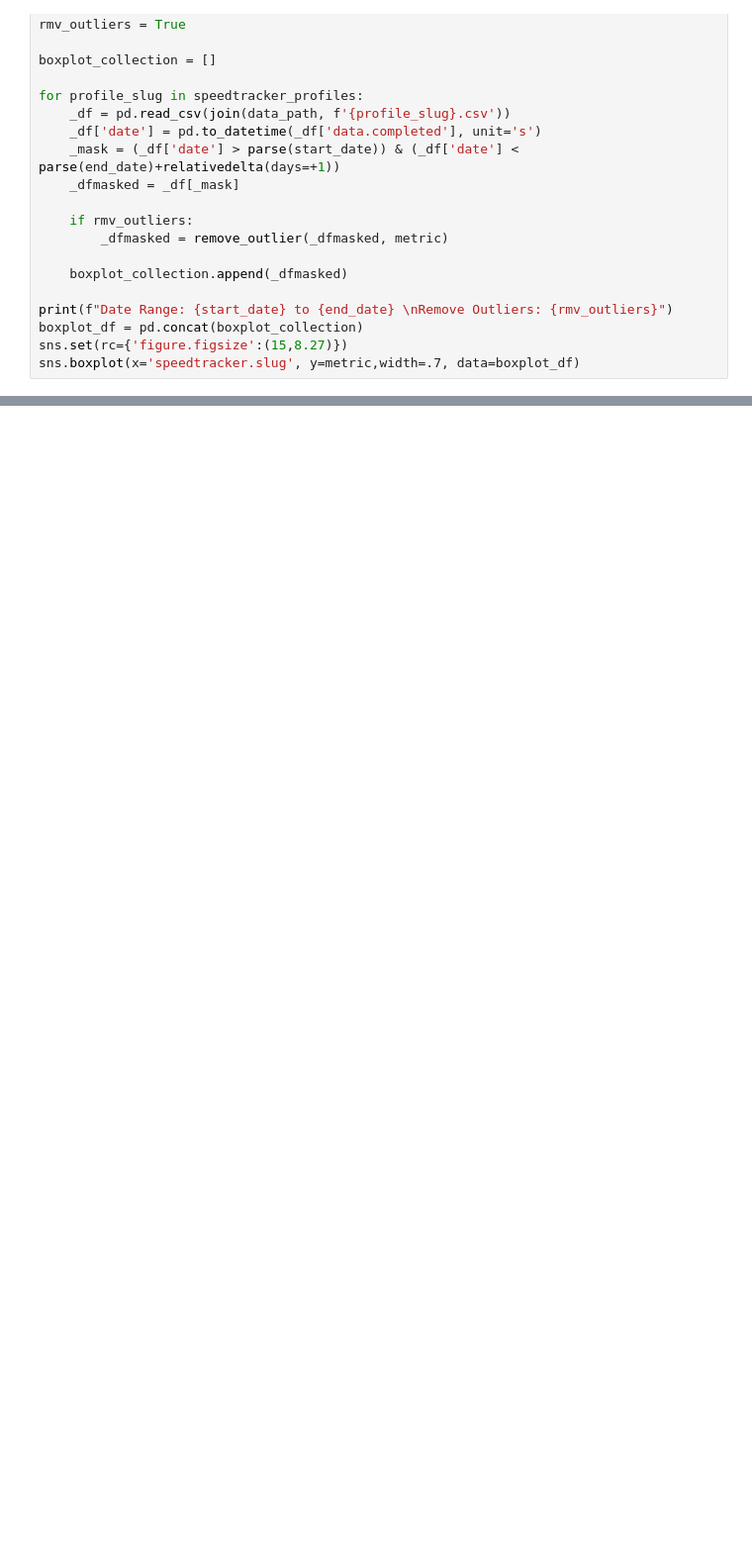
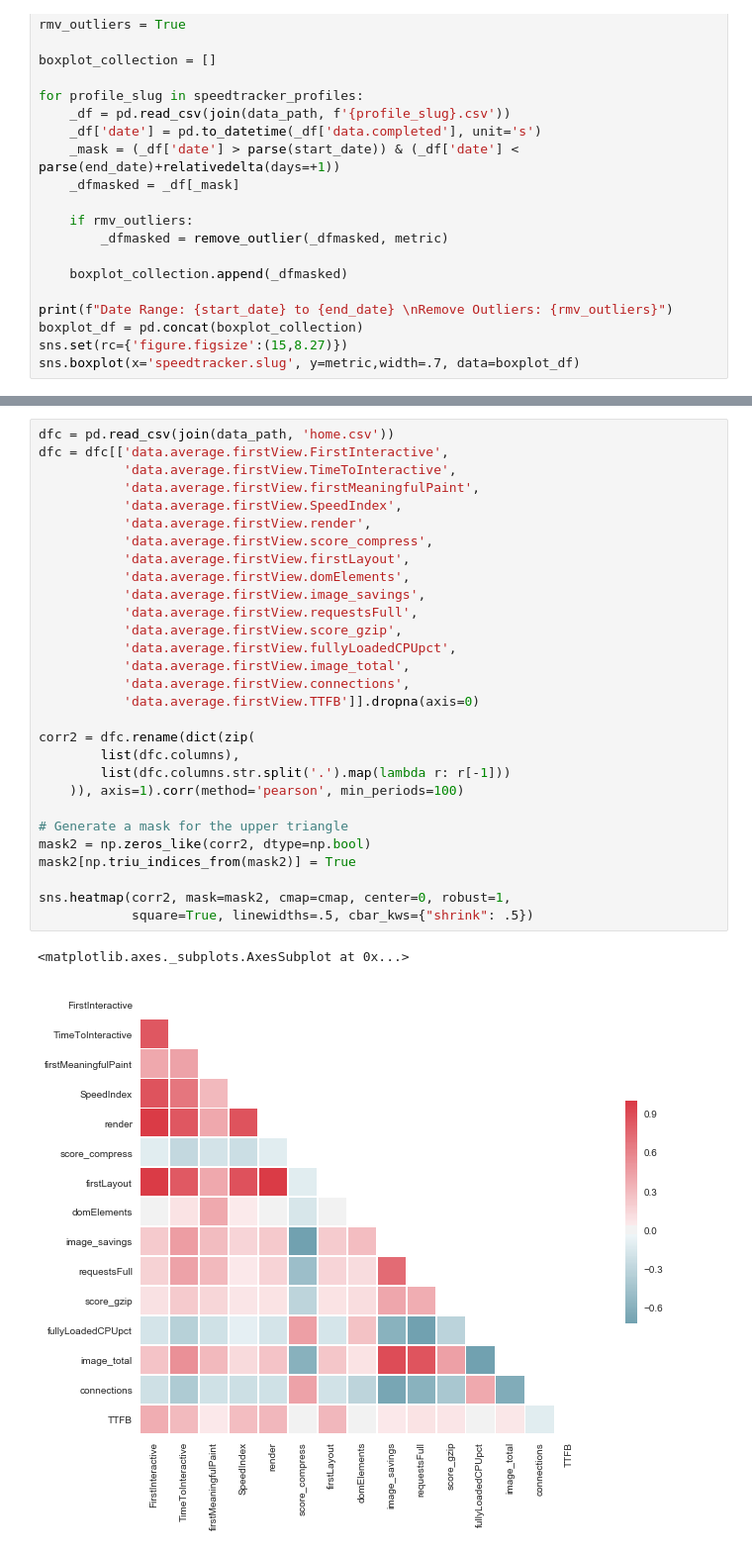
Before and after one commit to andresvidal/speedtracker-jet, a Jupyter notebook: Speedtracker.ipynb, the cells around one changed output, grey strips where cells are left out. Shown at 99% size. Saved outputs shown, nothing was run; the diff lists cells and outputs as text; blank space fills up the shorter version.

```diff
--- a/Speedtracker.ipynb
+++ b/Speedtracker.ipynb
@@ -409,0 +434,32 @@ sns.heatmap(corr, mask=mask, cmap=cmap, center=0, robust=1,
+# %%
+dfc = pd.read_csv(join(data_path, 'home.csv'))
+dfc = dfc[['data.average.firstView.FirstInteractive',
+           'data.average.firstView.TimeToInteractive',
+           'data.average.firstView.firstMeaningfulPaint',
+           'data.average.firstView.SpeedIndex',
+           'data.average.firstView.render',
+           'data.average.firstView.score_compress',
+           'data.average.firstView.firstLayout',
+           'data.average.firstView.domElements',
+           'data.average.firstView.image_savings',
+           'data.average.firstView.requestsFull',
+           'data.average.firstView.score_gzip',
+           'data.average.firstView.fullyLoadedCPUpct',
+           'data.average.firstView.image_total',
+           'data.average.firstView.connections',
+           'data.average.firstView.TTFB']].dropna(axis=0)
+
+corr2 = dfc.rename(dict(zip(
+        list(dfc.columns),
+        list(dfc.columns.str.split('.').map(lambda r: r[-1]))
+    )), axis=1).corr(method='pearson', min_periods=100)
+
+# Generate a mask for the upper triangle
+mask2 = np.zeros_like(corr2, dtype=np.bool)
+mask2[np.triu_indices_from(mask2)] = True
+
+sns.heatmap(corr2, mask=mask2, cmap=cmap, center=0, robust=1,
+            square=True, linewidths=.5, cbar_kws={"shrink": .5})
+# %% [output]
+<matplotlib.axes._subplots.AxesSubplot at 0x...>
+[figure, added]
```
Also changed, not shown: parts of 5 cells of this notebook, 30 other files.
